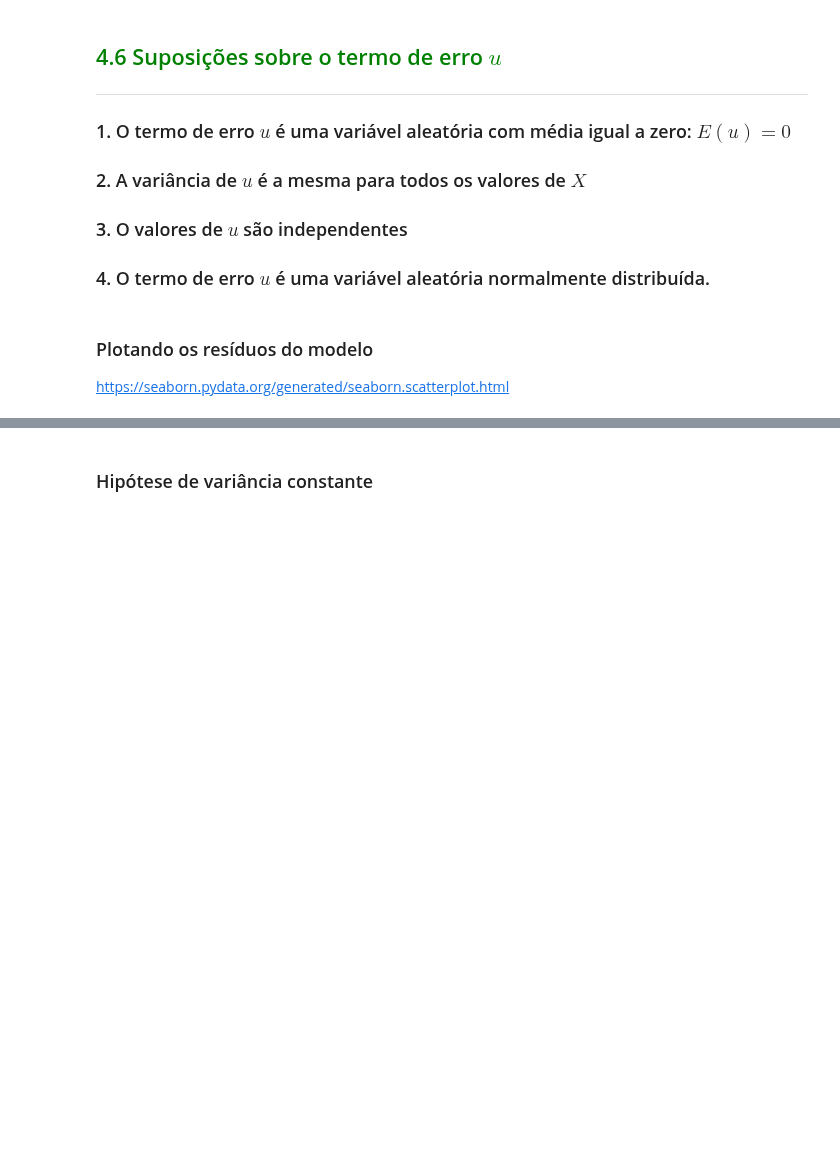
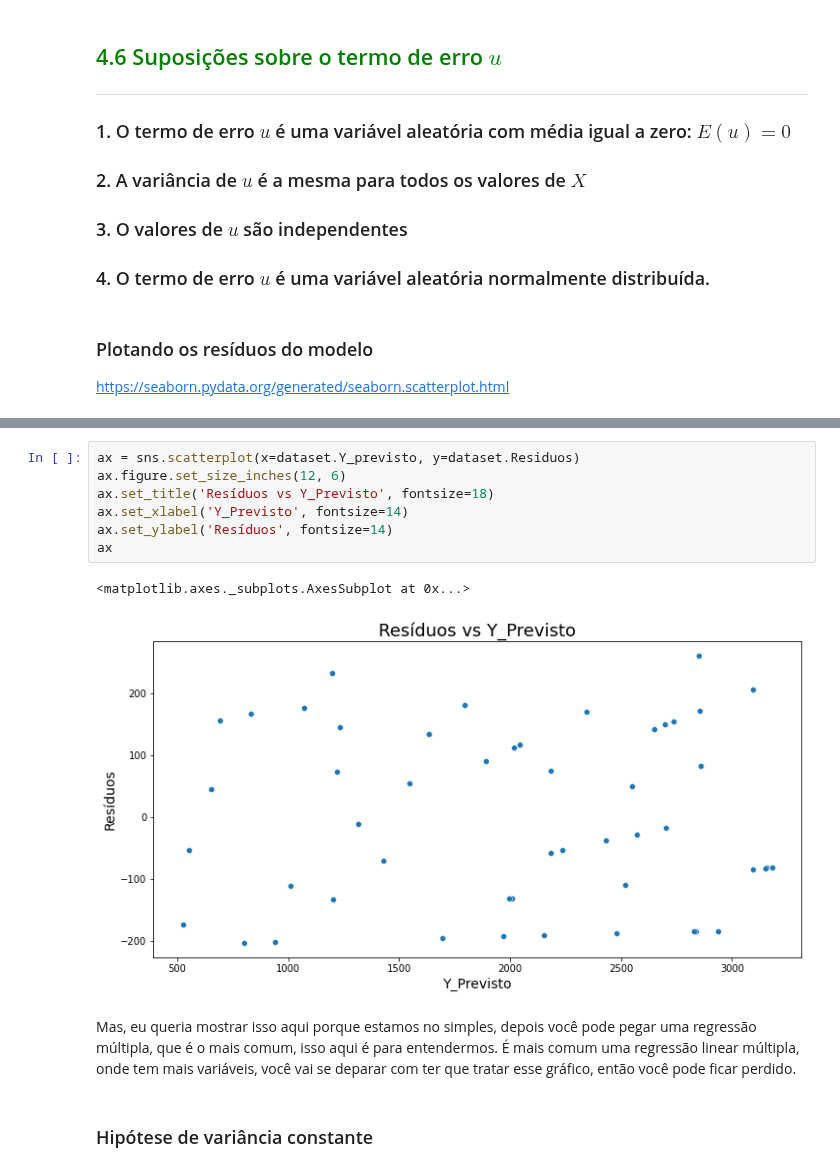
Before and after one commit to muriloWeber/dataScienceAlura, a Jupyter notebook: dataScienceEstatisticaComPythonCorrelacaoERegressao/Curso_de_Estatística_Parte_4.ipynb, the cells around one changed output, grey strips where cells are left out. Cells and saved outputs as stored; diff of their text form; blank space fills up the shorter version.

```diff
--- a/dataScienceEstatisticaComPythonCorrelacaoERegressao/Curso_de_Estatística_Parte_4.ipynb
+++ b/dataScienceEstatisticaComPythonCorrelacaoERegressao/Curso_de_Estatística_Parte_4.ipynb
@@ -946,3 +994,15 @@ https://seaborn.pydata.org/generated/seaborn.scatterplot.html
+# %%
+ax = sns.scatterplot(x=dataset.Y_previsto, y=dataset.Residuos)
+ax.figure.set_size_inches(12, 6)
+ax.set_title('Resíduos vs Y_Previsto', fontsize=18)
+ax.set_xlabel('Y_Previsto', fontsize=14)
+ax.set_ylabel('Resíduos', fontsize=14)
+ax
+# %% [output]
+<matplotlib.axes._subplots.AxesSubplot at 0x...>
+[figure, added]
+# %% [markdown]
+Mas, eu queria mostrar isso aqui porque estamos no simples, depois você pode pegar uma regressão múltipla, que é o mais comum, isso aqui é para entendermos. É mais comum uma regressão linear múltipla, onde tem mais variáveis, você vai se deparar com ter que tratar esse gráfico, então você pode ficar perdido.
 # %% [markdown]
 ### Hipótese de variância constante
 # %% [markdown]
```
Also changed, not shown: parts of 7 cells of this notebook.
